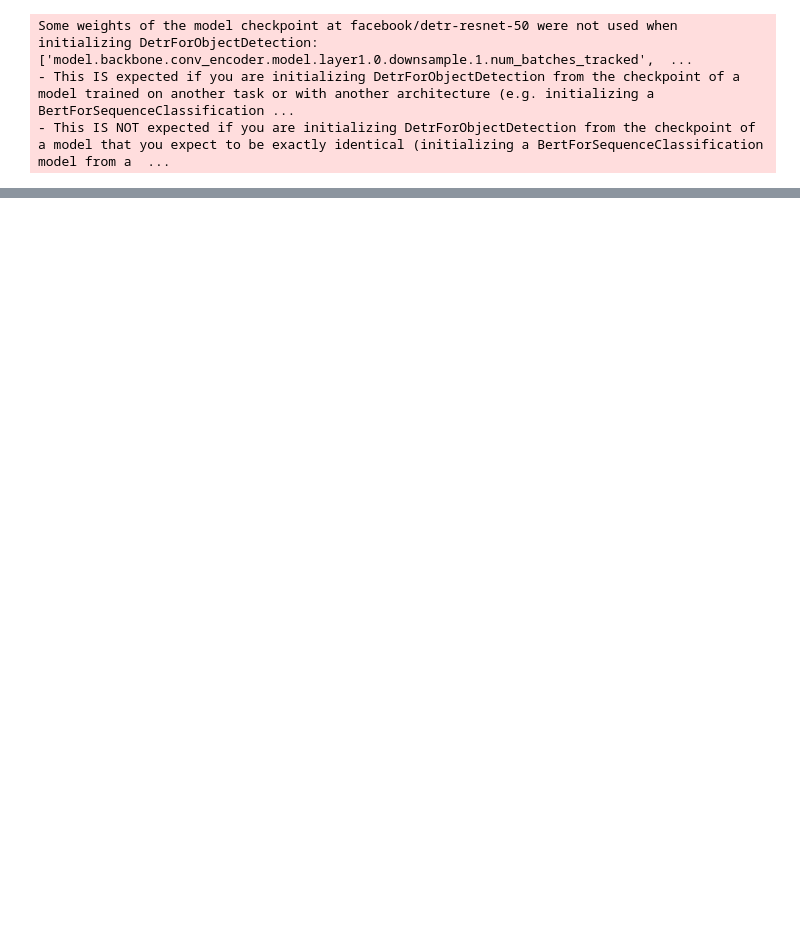
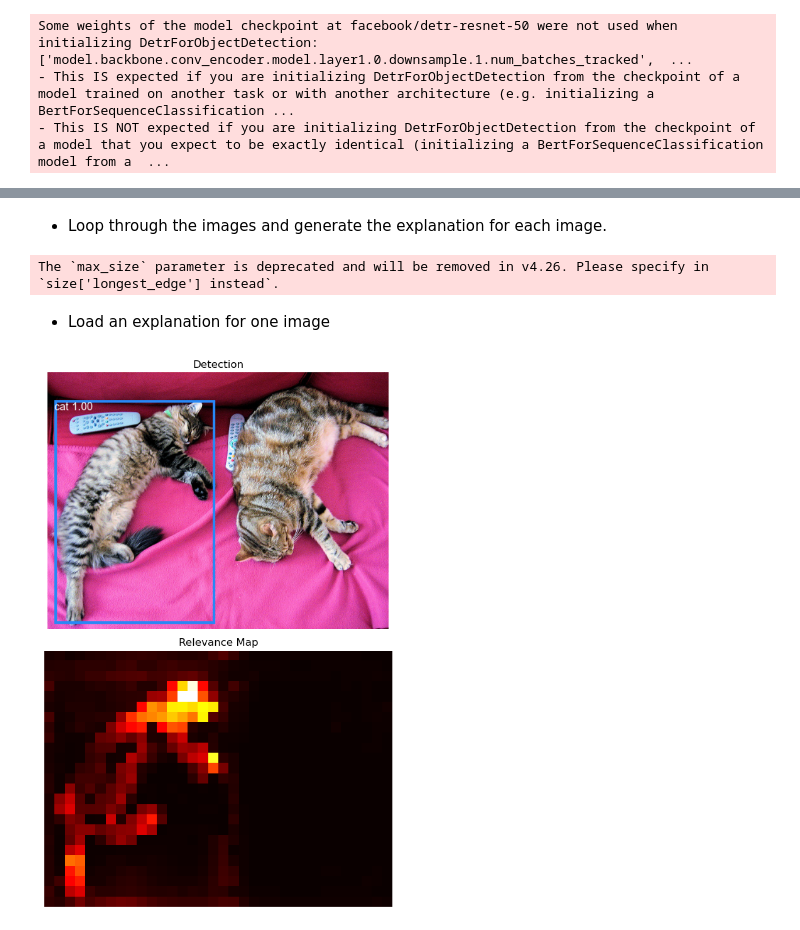
Before and after one commit to SuciuCaesar12/transformer-interpretabilty-object-detection, a Jupyter notebook: detr_coco.ipynb, the cells around one changed output, grey strips where cells are left out. Cells and saved outputs as stored; diff of their text form; code cells hidden in the pictures; blank space fills up the shorter version.

```diff
--- a/detr_coco.ipynb
+++ b/detr_coco.ipynb
@@ -27,8 +168,32 @@ detr_explainer = DetrExplainer(
+# %% [markdown]
+-  Loop through the images and generate the explanation for each image.
 # %%
 for img_path in Path(r'./resources/images/coco').glob('*.jpg'):
     img = Image.open(img_path)
     detr_explainer.explain(
         image=img,
-        include_labels=['cat'],
+        include_labels='all',
         threshold=0.9,
         output_dir=Path(r'./explanations/') / img_path.stem)
+# %% [output]
+The `max_size` parameter is deprecated and will be removed in v4.26. Please specify in `size['longest_edge'] instead`.
+# %% [markdown]
+- Load an explanation for one image
+# %%
+from xai_detr.visualization_utils import *
+
+explainer_output = base.DetrExplainerOutput.load(Path(r'./explanations/cat/explanations.pkl'))
+# %%
+exp_iter = iter(explainer_output.explanations)
+# %%
+exp_item = next(exp_iter)
+
+figure = plot_detection_and_relevance_map(
+    image=explainer_output.image,
+    detection=exp_item.detection,
+    relevance_map=exp_item.relevance_map,
+)
+
+figure.show()
+# %% [output]
+[figure, added]
```
Also changed, not shown: parts of 22 cells of this notebook, 9 other files.
